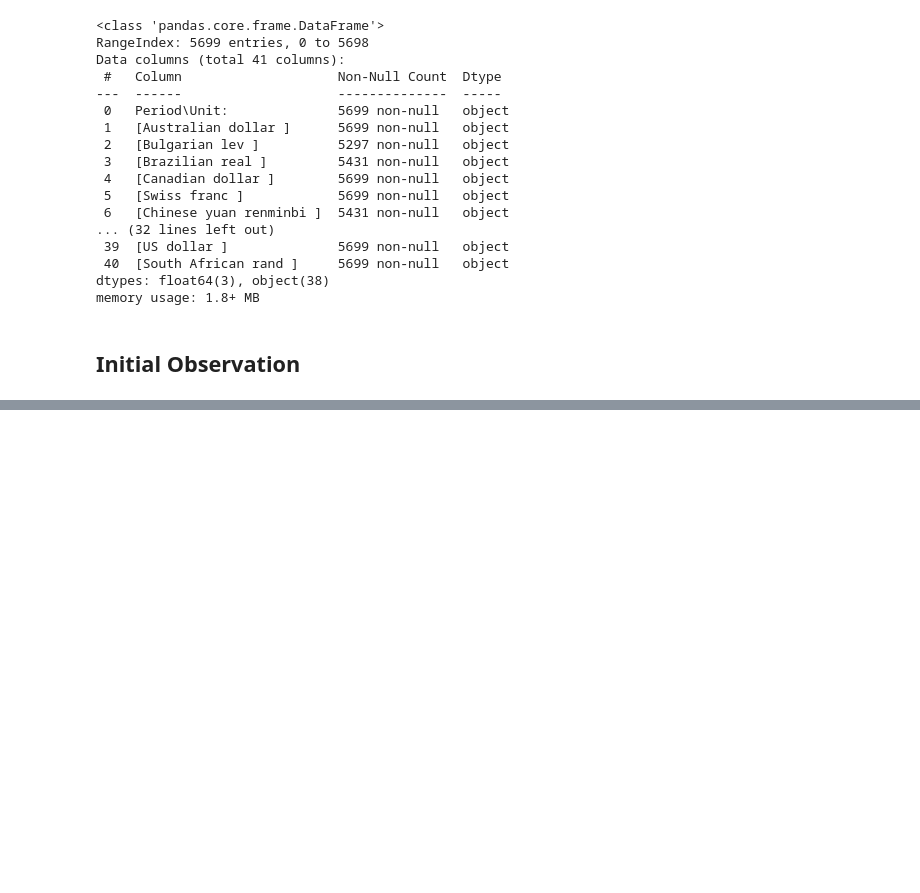
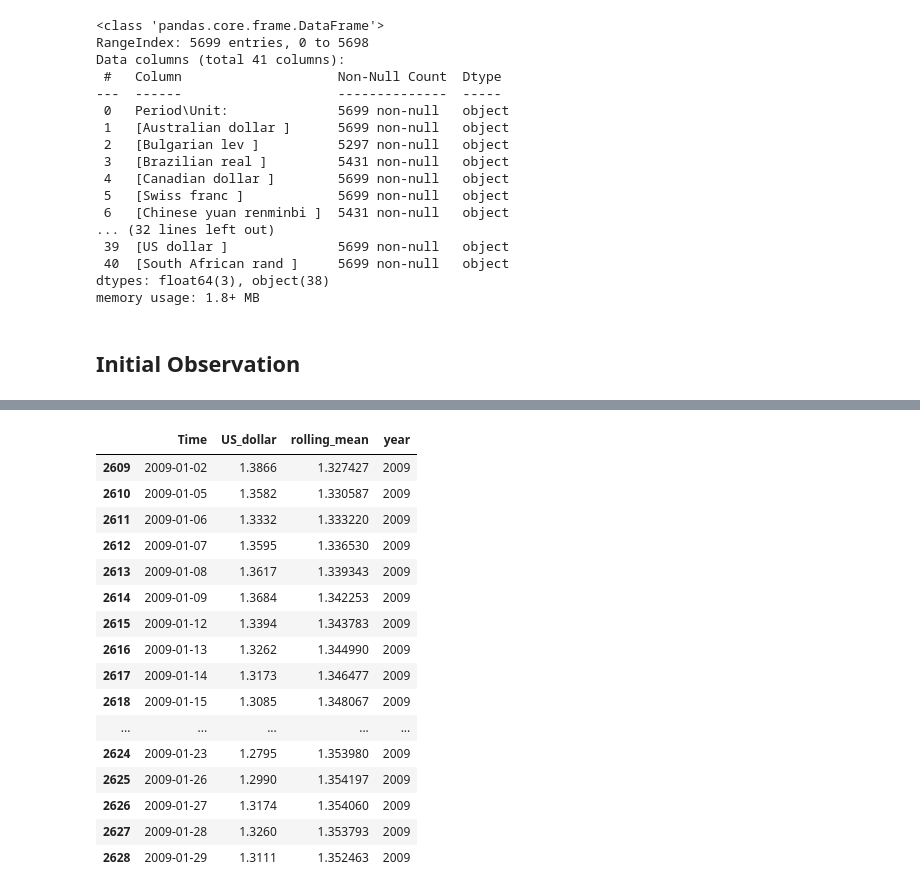
Before and after one commit to brandontanyu/ExchangeRate_Story_Telling_DataVisualization, a Jupyter notebook: Basics.ipynb, the cells around one changed output, grey strips where cells are left out. Saved outputs shown, nothing was run; the diff lists cells and outputs as text; code cells hidden in the pictures; blank space fills up the shorter version.

```diff
--- a/Basics.ipynb
+++ b/Basics.ipynb
@@ -64,0 +169,21 @@ This working data set has size (5699 * 41)
+# %%
+barack_obama_reign = euro_to_dollar[(euro_to_dollar['year'] >= 2009)&(euro_to_dollar['year'] <= 2017)]
+barack_obama_reign.head(20)
+# %% [output]
+|  | Time | US_dollar | rolling_mean | year |
+| 2609 | 2009-01-02 | 1.3866 | 1.327427 | 2009 |
+| 2610 | 2009-01-05 | 1.3582 | 1.330587 | 2009 |
+| 2611 | 2009-01-06 | 1.3332 | 1.333220 | 2009 |
+| 2612 | 2009-01-07 | 1.3595 | 1.336530 | 2009 |
+| 2613 | 2009-01-08 | 1.3617 | 1.339343 | 2009 |
+| 2614 | 2009-01-09 | 1.3684 | 1.342253 | 2009 |
+| 2615 | 2009-01-12 | 1.3394 | 1.343783 | 2009 |
+| 2616 | 2009-01-13 | 1.3262 | 1.344990 | 2009 |
+| 2617 | 2009-01-14 | 1.3173 | 1.346477 | 2009 |
+| 2618 | 2009-01-15 | 1.3085 | 1.348067 | 2009 |
+| ... | ... | ... | ... | ... |
+| 2624 | 2009-01-23 | 1.2795 | 1.353980 | 2009 |
+| 2625 | 2009-01-26 | 1.2990 | 1.354197 | 2009 |
+| 2626 | 2009-01-27 | 1.3174 | 1.354060 | 2009 |
+| 2627 | 2009-01-28 | 1.3260 | 1.353793 | 2009 |
+| 2628 | 2009-01-29 | 1.3111 | 1.352463 | 2009 |
```
Also changed, not shown: parts of 23 cells of this notebook.
